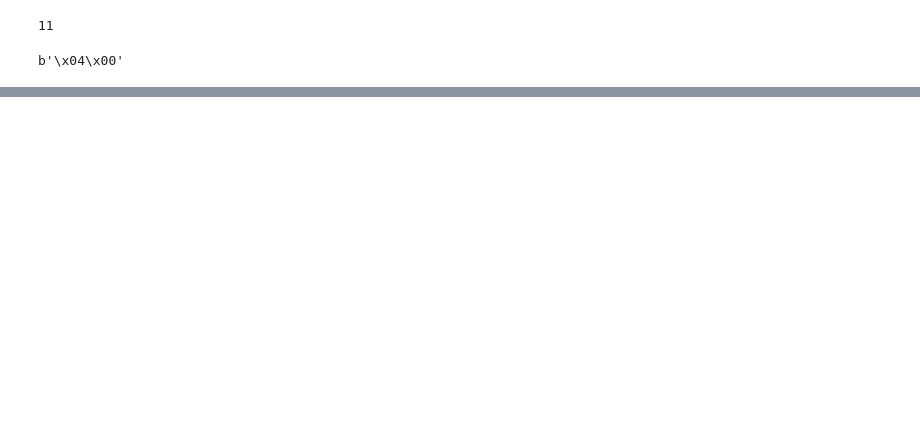
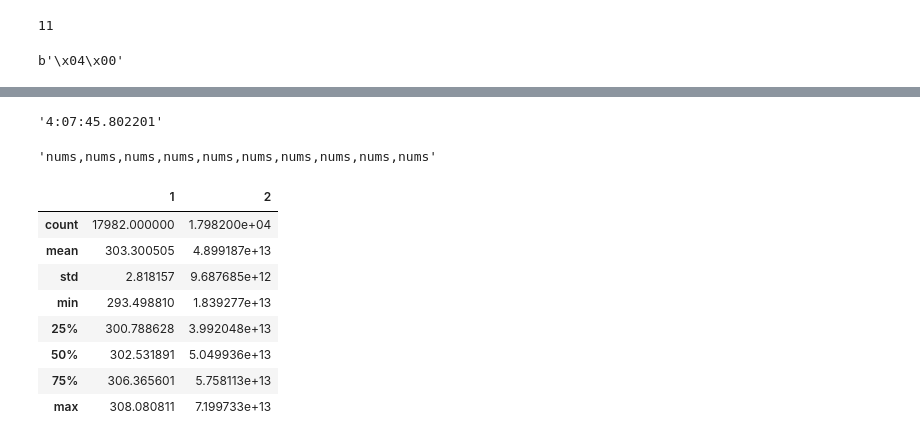
Before and after one commit to amandeepfj/NASDAQ_PITCH_DATA_PARSER, a Jupyter notebook: Trading Orders.ipynb, the cells around one changed output, grey strips where cells are left out. Cells and saved outputs as stored; diff of their text form; code cells hidden in the pictures; blank space fills up the shorter version.

```diff
--- a/Trading Orders.ipynb
+++ b/Trading Orders.ipynb
@@ -265,0 +358,21 @@ while message_type:
+# %%
+str(timedelta(seconds = 14865802201366 * 1e-9))
+# %% [output]
+'4:07:45.802201'
+# %%
+','.join(['nums' for num in range(10)])
+# %% [output]
+'nums,nums,nums,nums,nums,nums,nums,nums,nums,nums'
+# %%
+import pandas as pd
+vwaps = pd.read_csv("stock_vwap_full.txt", header=None)
+# %% [output]
+|  | 1 | 2 |
+| count | 17982.000000 | 1.798200e+04 |
+| mean | 303.300505 | 4.899187e+13 |
+| std | 2.818157 | 9.687685e+12 |
+| min | 293.498810 | 1.839277e+13 |
+| 25% | 300.788628 | 3.992048e+13 |
+| 50% | 302.531891 | 5.049936e+13 |
+| 75% | 306.365601 | 5.758113e+13 |
+| max | 308.080811 | 7.199733e+13 |
```
Also changed, not shown: parts of 13 cells of this notebook.
